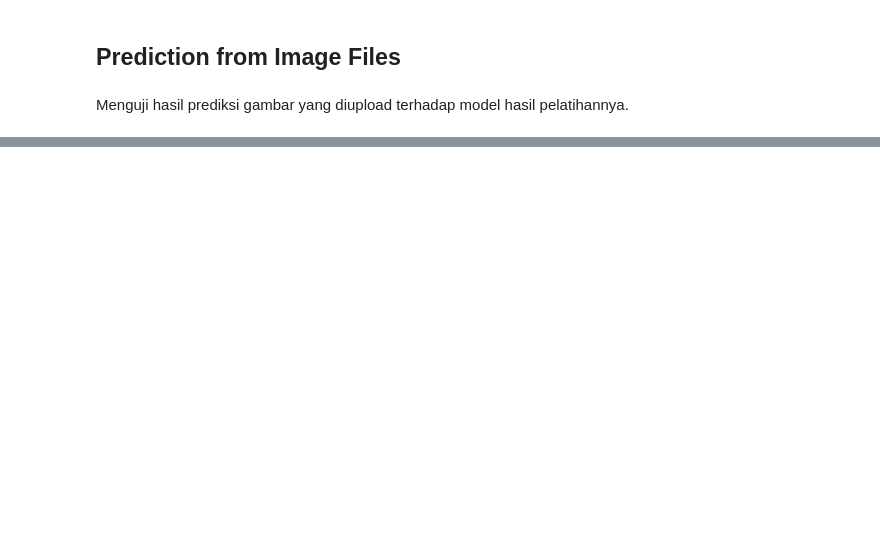
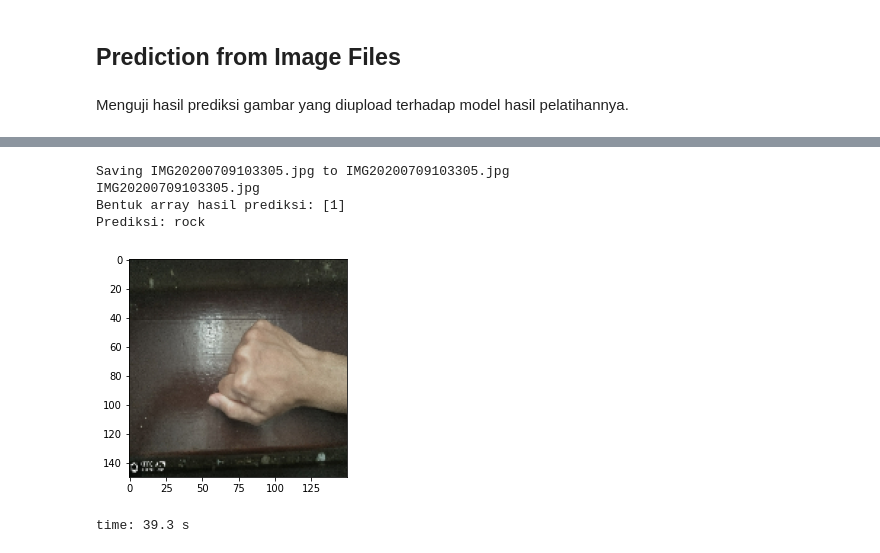
Before and after one commit to Vidi005/Klasifikasi-Game-Suit-Gunting-Kertas-Batu, a Jupyter notebook: Submission_Machine_Learning_Pemula_Dicoding.ipynb, the cells around one changed output, grey strips where cells are left out. Cells and saved outputs as stored; diff of their text form; code cells hidden in the pictures; blank space fills up the shorter version.

```diff
--- a/Submission_Machine_Learning_Pemula_Dicoding.ipynb
+++ b/Submission_Machine_Learning_Pemula_Dicoding.ipynb
@@ -207,13 +268,14 @@ for fn in uploaded.keys():
 
   images = np.vstack([x])
   classes = model.predict(images, batch_size=10)
-  result = np.argmax(classes, axis=1)
+  prediction = np.argmax(classes, axis=1)
 
   print(fn)
-  print("Bentuk array hasil prediksi:", classes)
-  if result[0]==0:
+  print("Bentuk array hasil prediksi:", prediction)
+  if prediction[0]==0:
     print("Prediksi: paper")
-  elif result[0]==1:
+  elif prediction[0]==1:
     print("Prediksi: rock")
   else:
     print("Prediksi: scissors")
+# %% [output]
@@ -219,0 +283,6 @@ for fn in uploaded.keys():
+Saving IMG20200709103305.jpg to IMG20200709103305.jpg
+IMG20200709103305.jpg
+Bentuk array hasil prediksi: [1]
+Prediksi: rock
+[figure, added]
+time: 39.3 s
```
Also changed, not shown: parts of 12 cells of this notebook.
